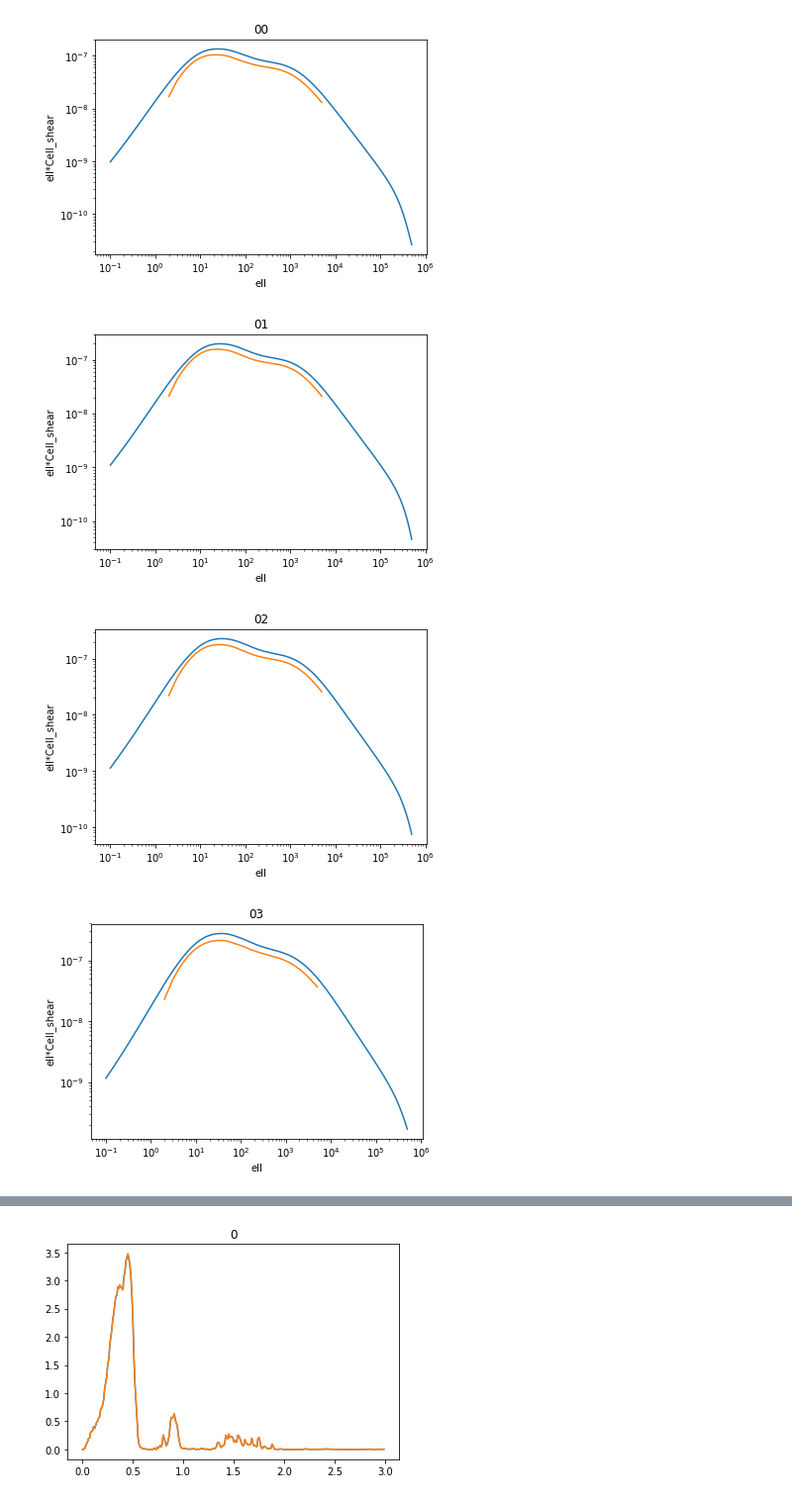
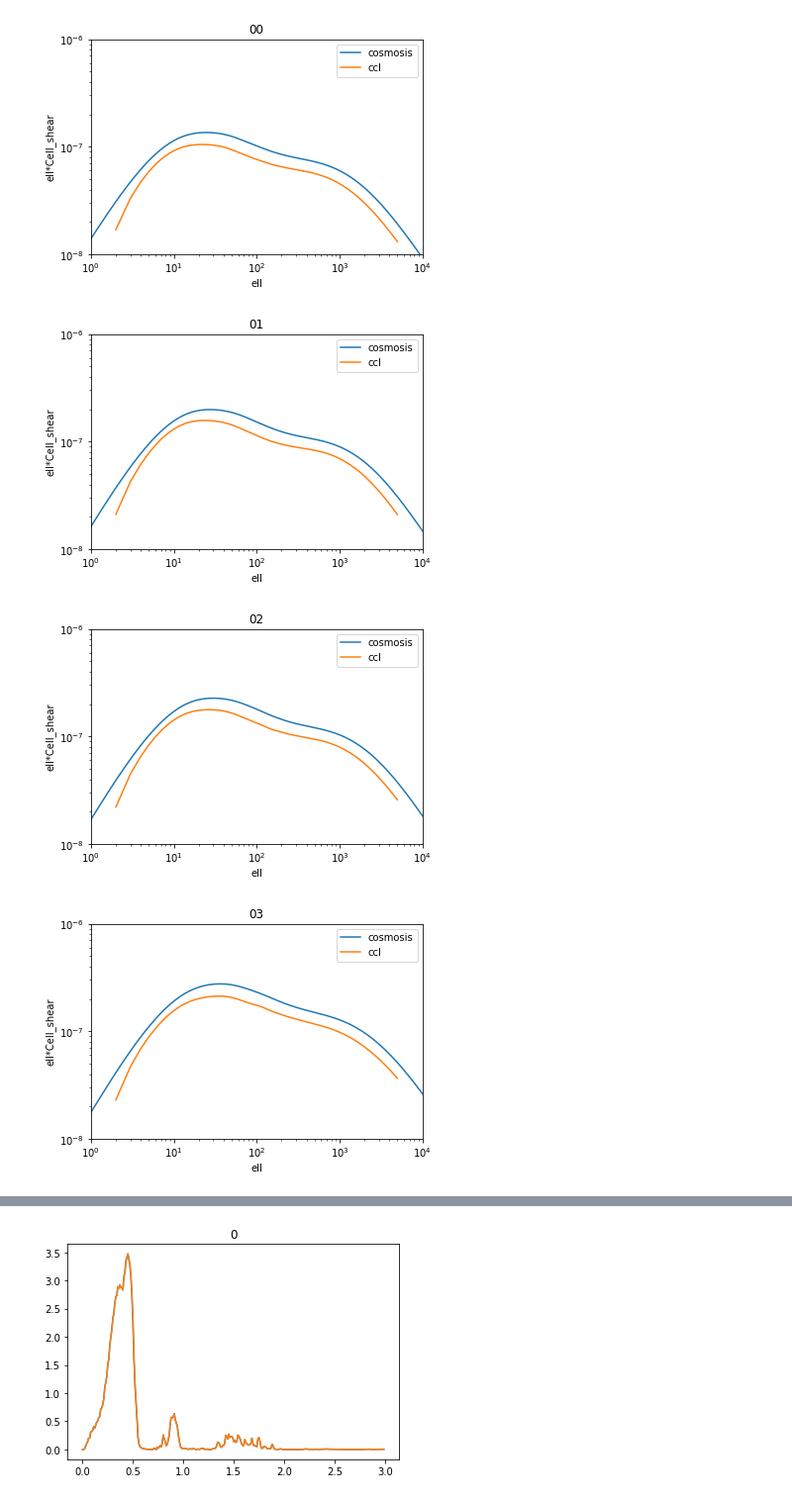
Before and after one commit to LSSTDESC/txpipe-cosmodc2, a Jupyter notebook: notebooks/Firecrown_CosmoSIS.ipynb, the cells around one changed output, grey strips where cells are left out. Shown at 99% size. Cells and saved outputs as stored; diff of their text form; code cells hidden in the pictures.

Commit message:
plot all cls

```diff
--- a/notebooks/Firecrown_CosmoSIS.ipynb
+++ b/notebooks/Firecrown_CosmoSIS.ipynb
@@ -10,18 +10,21 @@ Cosmosis_dir = '/global/homes/c/chihway/txpipe-cosmodc2/cosmosis_config/test_out
 # %%
 for i in range(4):
     for j in range(i,4):
         ell_cosmosis = np.loadtxt(Cosmosis_dir+'shear_cl/ell.txt')
         cl_cosmosis = np.loadtxt(Cosmosis_dir+'shear_cl/bin_'+str(j+1)+'_'+str(i+1)+'.txt')
         ell_ccl = np.load(Ccl_dir+"cls('source_"+str(i)+"', 'source_"+str(j)+"').npz")['ell']
         cl_ccl = np.load(Ccl_dir+"cls('source_"+str(i)+"', 'source_"+str(j)+"').npz")['cl']
         plt.figure()
-        plt.loglog(ell_cosmosis, ell_cosmosis*cl_cosmosis)
-        plt.loglog(ell_ccl, ell_ccl*cl_ccl)
+        plt.loglog(ell_cosmosis, ell_cosmosis*cl_cosmosis, label='cosmosis')
+        plt.loglog(ell_ccl, ell_ccl*cl_ccl, label='ccl')
         plt.title(str(i)+str(j))
         plt.xlabel('ell')
         plt.ylabel('ell*Cell_shear')
+        plt.ylim(1e-8, 1e-6)
+        plt.xlim(1,10000)
+        plt.legend()
 # %% [output]
-[figure, old version]
+[figure, new version]
-[figure, old version]
+[figure, new version]
-[figure, old version]
+[figure, new version]
-[figure, old version]
+[figure, new version]
```
Also changed, not shown: parts of 4 cells of this notebook.
